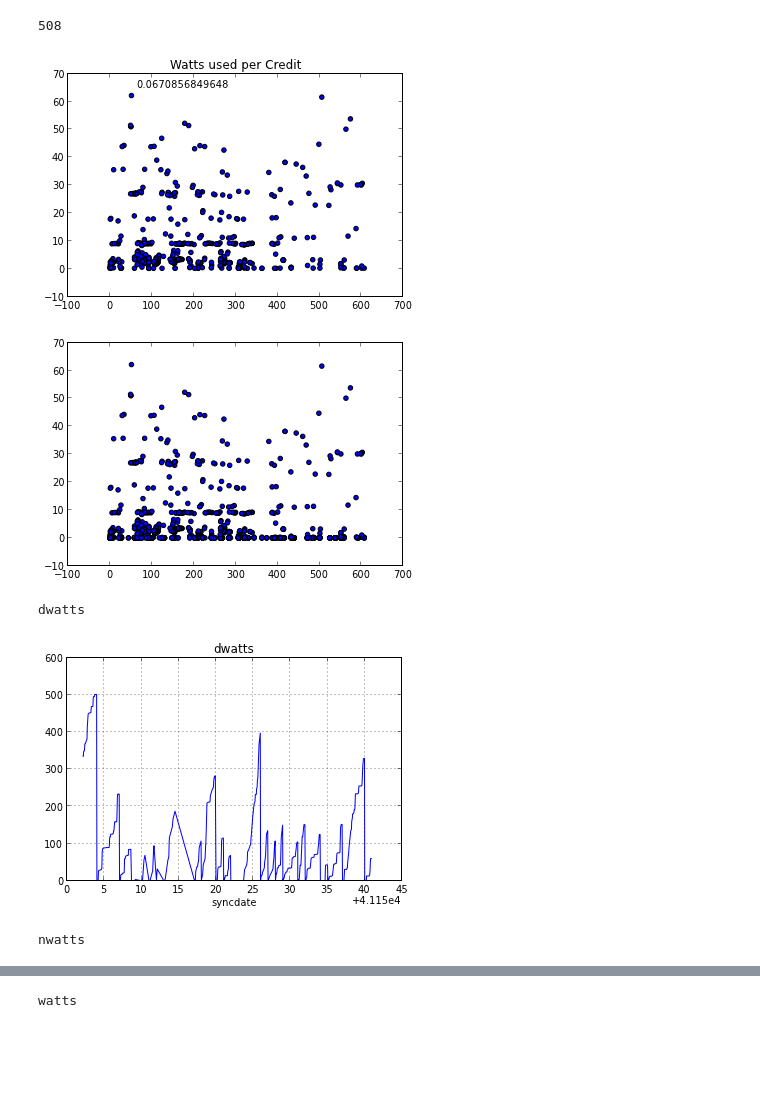
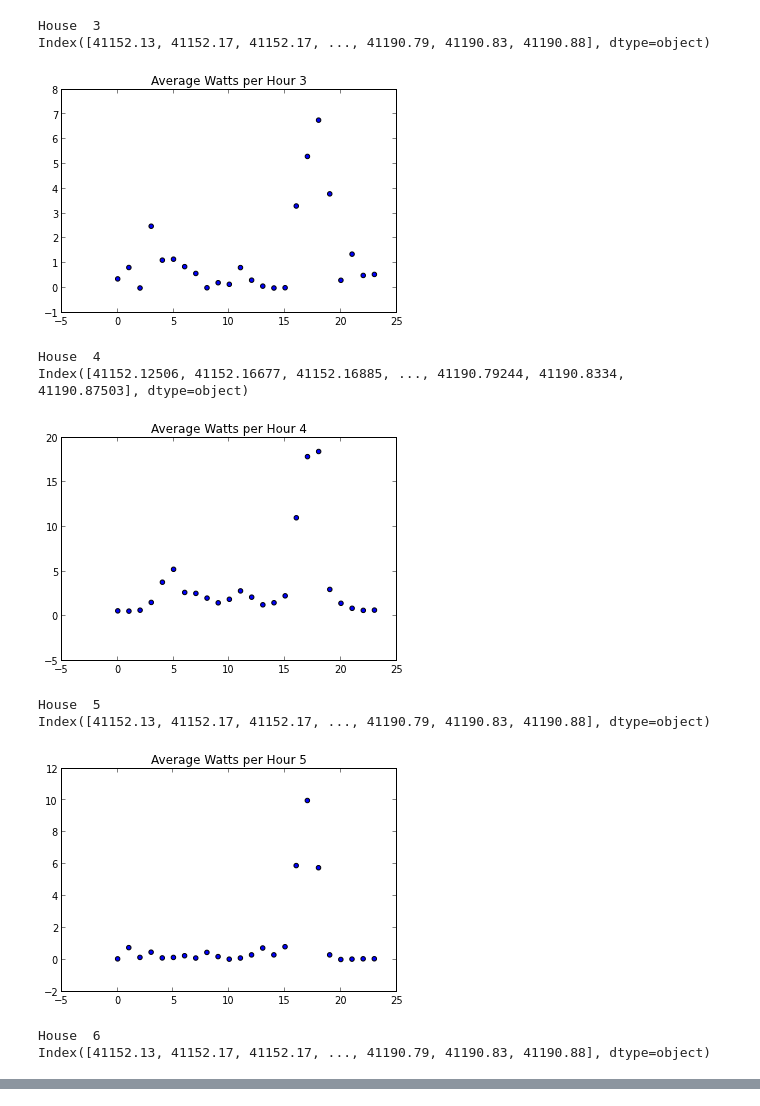
Before and after one commit to zandeman7/microgrid, a Jupyter notebook: DataMining_Project.ipynb, the cells around one changed output, grey strips where cells are left out. Drawn from its saved outputs; the diff is of its cells as text; code cells hidden in the pictures; blank space fills up the shorter version.

Commit message:
Print watts graphs in cluster groups, print out users.txt for visualization of user watt usage

```diff
--- a/DataMining_Project.ipynb
+++ b/DataMining_Project.ipynb
@@ -0,0 +1,3 @@
+# %%
+hour_watts = np.ndarray(shape=(11,24), dtype=float)
+hour_watts[0][0]
@@ -1,5 +6,6 @@
 # %%
 import csv
+from scipy.cluster.vq import kmeans,vq
 import pandas as pd
 import codecs
 import xlrd
@@ -10,14 +16,21 @@ from itertools import islice
 xlrd.xldate_as_tuple(41152.1250578704,0)
 
 # Create list of house ids
-house_id = range(1,10)
-house_id.append(13)
+house_ids = range(1,11)
+house_ids.append(13)
+print type(house_ids)
 
-for id in house_id:
+dataset_all = Series(index=house_ids, dtype=DataFrame)
+dataset_app = DataFrame()
+#dataset_all[1] = DataFrame()
+
+group_no = 0
+
+for house_id  in house_ids:
 
     # Read in each house's file
-    print "House ",id
-    f = codecs.open("Circuit_"+str(id)+".csv", encoding='iso-8859-1')
+    print "House ",house_id
+    f = codecs.open("Circuit_"+str(house_id)+".csv", encoding='iso-8859-1')
 
     # Read in file
     dataset_df = pd.read_csv(f, header=5)
@@ -28,7 +41,7 @@ for id in house_id:
     dataset_df=dataset_df.dropna()
 
     # Sanity Check
-    print dataset_df[0:5]
+    #print dataset_df[0:5]
 
     # Add columns for date data
     dataset_df['month'] = dataset_df.syncdate.apply(lambda x: xlrd.xldate_as_tuple(x,0)[1])
@@ -39,45 +52,54 @@ for id in house_id:
 
     # Set date as index
     dataset_df=dataset_df.set_index('syncdate')
-    print len(dataset_df)
-    print dataset_df.ix[0:5]
+    print dataset_df.index
 
     # Group by hour
     hour_group = dataset_df.groupby(['hour'])
     hour_df = hour_group.mean()
-    print "hourdf"
-    print type(hour_df)
-    print hour_df.columns
-    print hour_df[0:5]
+
+    # Create master Dataframe of all the means grouped by hour
+    dataset_app = dataset_app.append(hour_df)
+    #dataset_all[house_id] = hour_df
 
     # Scatter average watts by hour
-    plt.title("Average Watts per Hour");
+    plt.title("Average Watts per Hour "+str(house_id));
     plt.scatter(hour_df.index,hour_df['watts'])
     plt.show()
+    for row in hour_df.index:
+        hour_watts[group_no][row] = hour_df['watts'][row]
 
     # Scatter average credit by hour
-    plt.title("Average Credit per Hour");
+    '''plt.title("Average Credit per Hour");
     plt.scatter(hour_df.index,hour_df['cr'])
     plt.show()
 
-    print len(dataset_df[dataset_df['watts']!=0.0])
+    print len(dataset_df[dataset_df['watts']!=0.0])'''
     # Scatter average watts by credit without zero watts values
-    plt.title("Watts used per Credit");
+    '''plt.title("Watts used per Credit");
     plt.scatter(dataset_df[dataset_df['watts']!=0.0]['cr'],dataset_df[dataset_df['watts']!=0.0]['watts'])
     plt.text(66, 65, str(dataset_df[dataset_df['watts']!=0.0]['cr'].corr(dataset_df[dataset_df['watts']!=0.0]['watts'])))
-    plt.show()
+    #plt.show()
 
     # Scatter average watts by credit with zero watts values
-    plt.scatter(dataset_df['cr'],dataset_df['watts'])
-    plt.show()
+    #plt.scatter(dataset_df['cr'],dataset_df['watts'])
+    #plt.show()'''
 
 
     # Plot each column
-    for col in dataset_df.columns[1:5]:
+    '''for col in dataset_df.columns[1:5]:
         print col
         dataset_df[col].plot(title=col)
         plt.show()
 
         #plt.text(dataset_df.index.corr(dataset_df['watts']))
-        plt.show()
+        plt.show()'''
+
+    group_no = group_no + 1
+
+
+hour_watts[0:1]
+centroids,_ = kmeans(hour_watts,5)
+idx,_ = vq(hour_watts,centroids)
+print idx[0:]
 # %% [output]
@@ -103,6 +113,11 @@ syncdate
-508
+House  3
+Index([41152.13, 41152.17, 41152.17, ..., 41190.79, 41190.83, 41190.88], dtype=object)
-[figure, old version]
+[figure, new version]
+House  4
+Index([41152.12506, 41152.16677, 41152.16885, ..., 41190.79244, 41190.8334, 41190.87503], dtype=object)
-[figure, old version]
+[figure, new version]
-dwatts
+House  5
+Index([41152.13, 41152.17, 41152.17, ..., 41190.79, 41190.83, 41190.88], dtype=object)
-[figure, old version]
+[figure, new version]
-nwatts
+House  6
+Index([41152.13, 41152.17, 41152.17, ..., 41190.79, 41190.83, 41190.88], dtype=object)
@@ -110 +124,0 @@ nwatts
-watts
```
Also changed, not shown: parts of 7 cells of this notebook.
